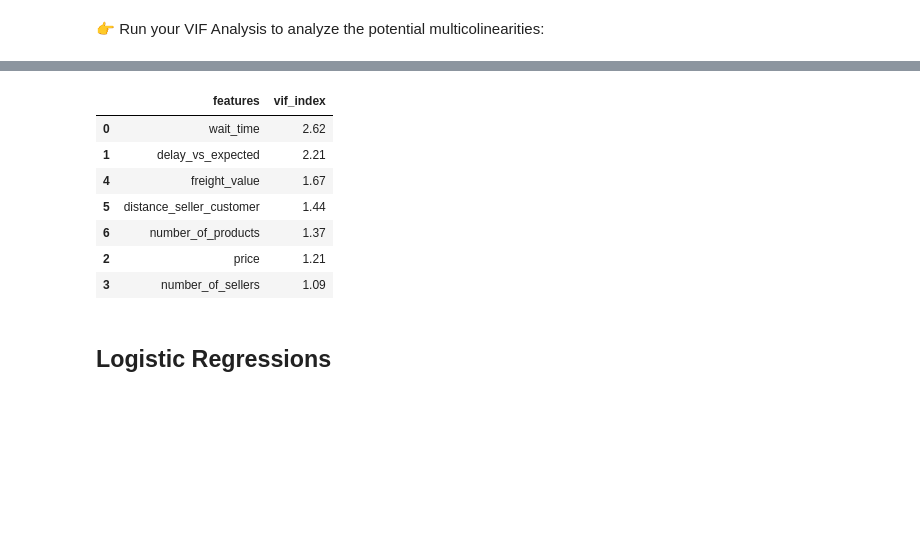
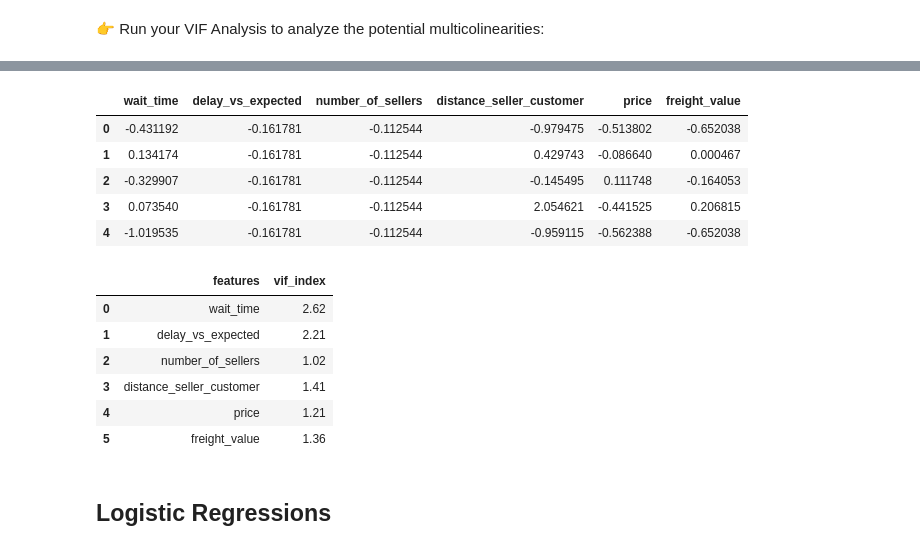
Before and after one commit to christianklausML/olist_data_analysis, a Jupyter notebook: 04-Logistic-Regression/01-Logit/logit.ipynb, the cells around one changed output, grey strips where cells are left out. Cells and saved outputs as stored; diff of their text form; code cells hidden in the pictures; blank space fills up the shorter version.

```diff
--- a/04-Logistic-Regression/01-Logit/logit.ipynb
+++ b/04-Logistic-Regression/01-Logit/logit.ipynb
@@ -50,6 +31,10 @@ orders.head()
 # %%
-features = ['wait_time','delay_vs_expected','price','number_of_sellers',
-            'distance_seller_customer', 'number_of_products']
+selected_features = ["wait_time",
+            "delay_vs_expected",
+            "number_of_sellers",
+            "distance_seller_customer",
+            "price",
+            "freight_value"]
 # %% [markdown]
 🕵🏻 Check the `multi-colinearity` of your features, using the `VIF index`.
 
@@ -83,0 +52,11 @@ orders_standardized
+# %%
+# Standardizing
+
+orders_standardized = orders.copy()
+
+for f in selected_features:
+    mu = orders[f].mean()
+    sigma = orders[f].std()
+    orders_standardized[f] = orders[f].map(lambda x: (x - mu) / sigma)
+
+orders_standardized
@@ -102,22 +79,28 @@ orders_standardized.corr().style.background_gradient(cmap='coolwarm')
+# %%
+X_standardized = orders_standardized[selected_features]
+X_standardized.head()
+# %% [output]
+|  | wait_time | delay_vs_expected | number_of_sellers | distance_seller_customer | price | freight_value |
+| 0 | -0.431192 | -0.161781 | -0.112544 | -0.979475 | -0.513802 | -0.652038 |
+| 1 | 0.134174 | -0.161781 | -0.112544 | 0.429743 | -0.086640 | 0.000467 |
+| 2 | -0.329907 | -0.161781 | -0.112544 | -0.145495 | 0.111748 | -0.164053 |
+| 3 | 0.073540 | -0.161781 | -0.112544 | 2.054621 | -0.441525 | 0.206815 |
+| 4 | -1.019535 | -0.161781 | -0.112544 | -0.959115 | -0.562388 | -0.652038 |
 # %%
-orders_features = orders_standardized[features]
+from statsmodels.stats.outliers_influence import variance_inflation_factor as vif
 
 df = pd.DataFrame()
-
-df["features"] = orders_features.columns
-
-df["vif_index"] = [vif(orders_features.values, i) for i in range(orders_features.shape[1])]
-
-round(df.sort_values(by="vif_index", ascending = False),2)
+df["features"] = X_standardized.columns
+df["vif_index"] = [vif(X_standardized.values, i) for i in range(X_standardized.shape[1])]
+round(df,2)
 # %% [output]
 |  | features | vif_index |
 | 0 | wait_time | 2.62 |
 | 1 | delay_vs_expected | 2.21 |
-| 4 | freight_value | 1.67 |
-| 5 | distance_seller_customer | 1.44 |
-| 6 | number_of_products | 1.37 |
-| 2 | price | 1.21 |
-| 3 | number_of_sellers | 1.09 |
+| 2 | number_of_sellers | 1.02 |
+| 3 | distance_seller_customer | 1.41 |
+| 4 | price | 1.21 |
+| 5 | freight_value | 1.36 |
 # %% [markdown]
 ## Logistic Regressions
 # %% [markdown]
```
Also changed, not shown: parts of 21 cells of this notebook.
